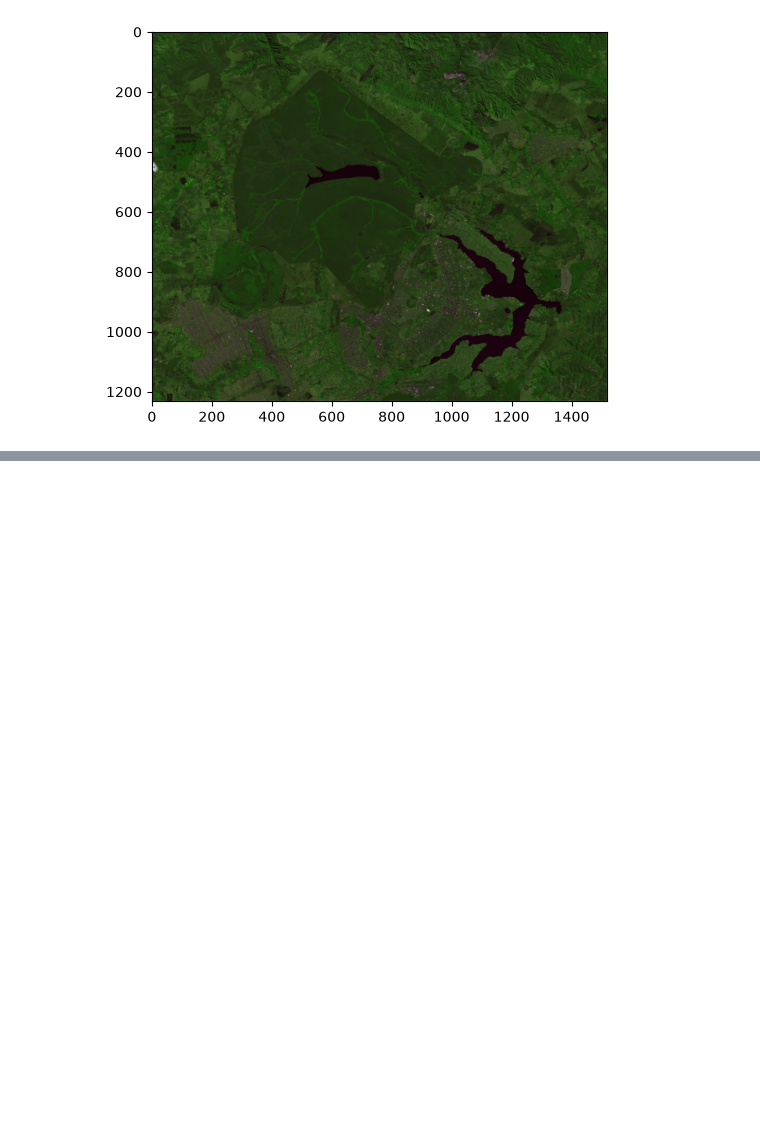
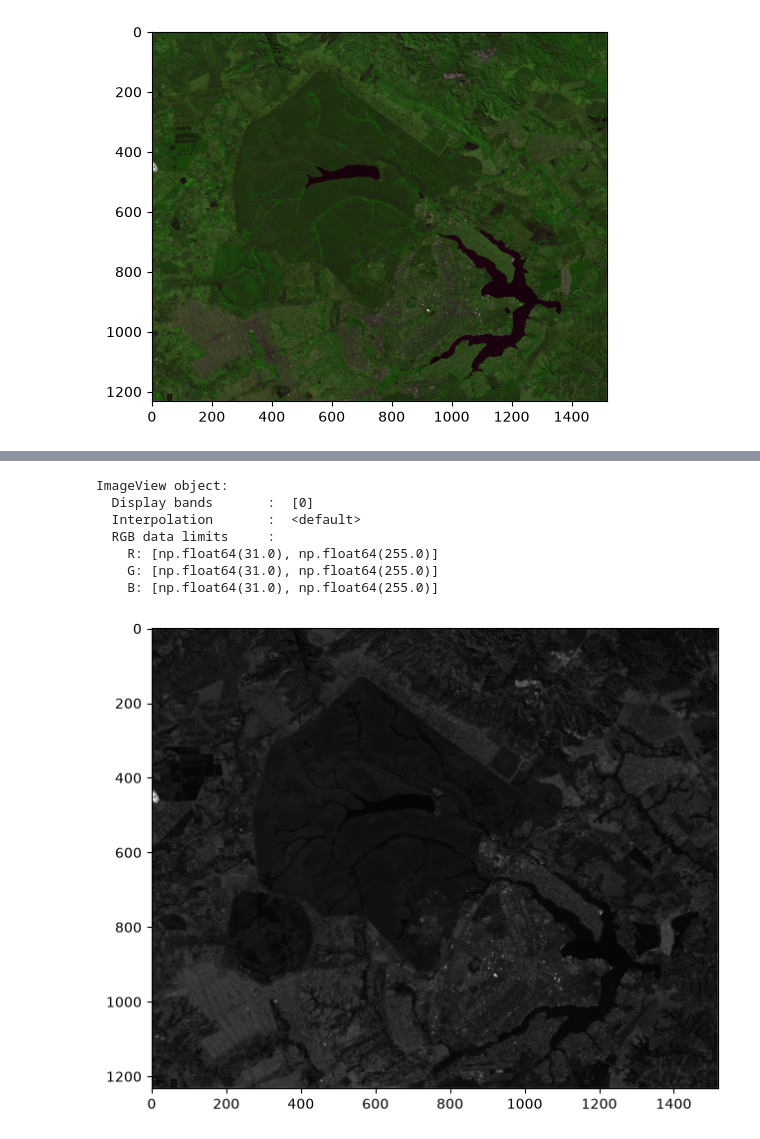
Before and after one commit to wanderam/PDIPy_wam, a Jupyter notebook: modulo2.ipynb, the cells around one changed output, grey strips where cells are left out. Saved outputs shown, nothing was run; the diff lists cells and outputs as text; code cells hidden in the pictures; blank space fills up the shorter version.

```diff
--- a/modulo2.ipynb
+++ b/modulo2.ipynb
@@ -371,0 +428,11 @@ Sensoriamento remoto
+# %%
+imshow(m, figsize=(10, 6))
+# %% [output]
+ImageView object:
+  Display bands       :  [0]
+  Interpolation       :  <default>
+  RGB data limits     :
+    R: [np.float64(31.0), np.float64(255.0)]
+    G: [np.float64(31.0), np.float64(255.0)]
+    B: [np.float64(31.0), np.float64(255.0)]
+[figure, added]
```
Also changed, not shown: parts of 16 cells of this notebook.
